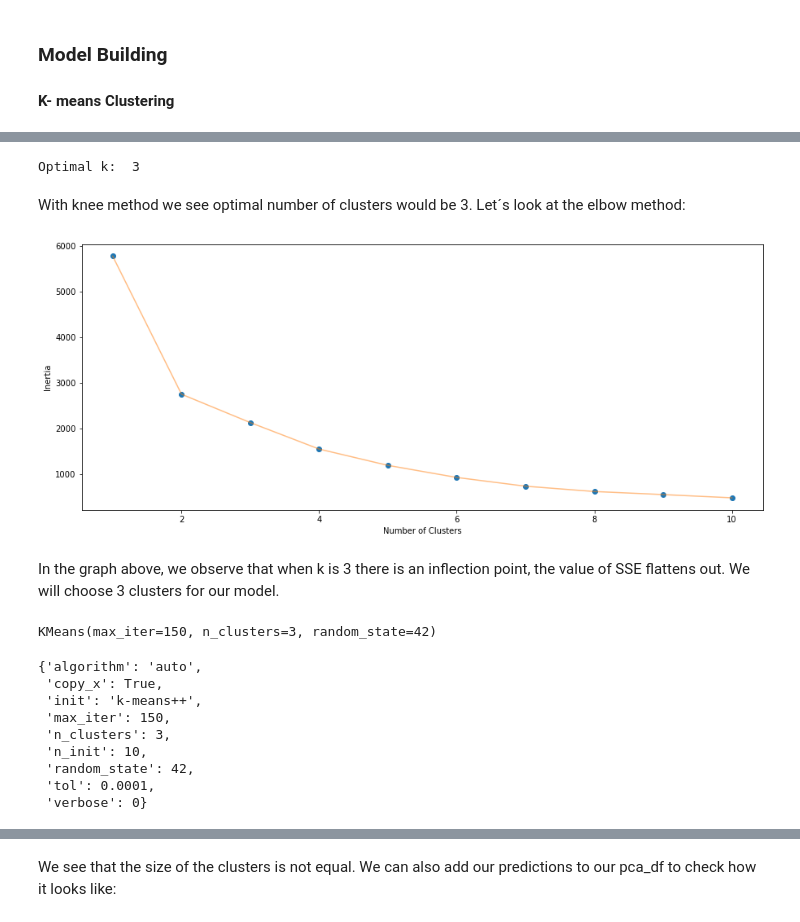
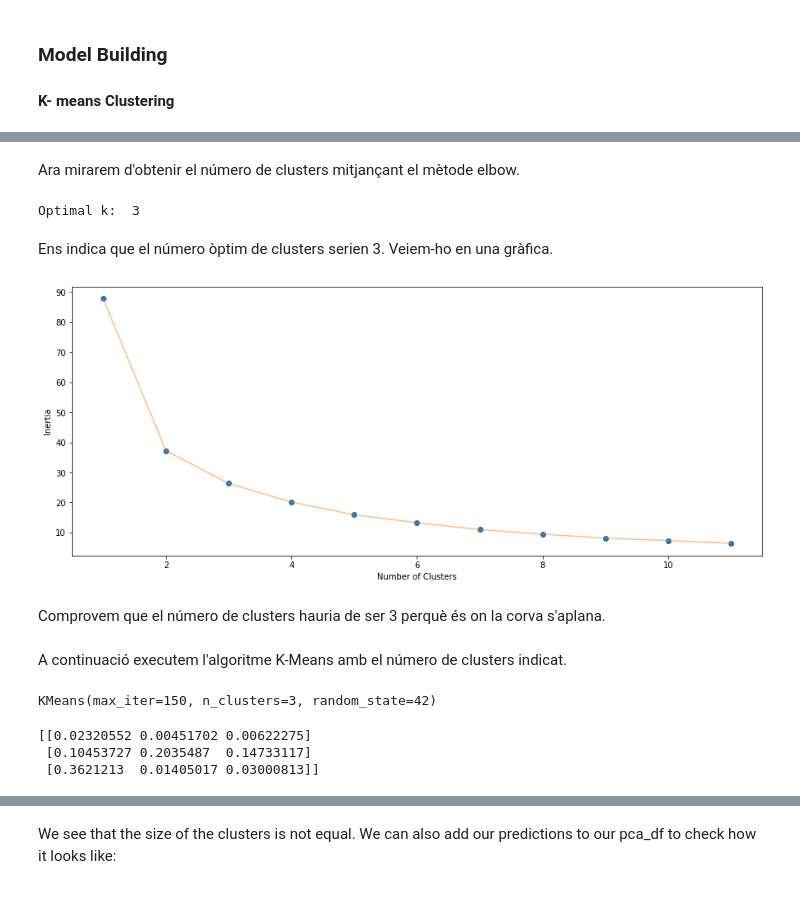
Before and after one commit to David-DataScience/Unsupervised_Learning, a Jupyter notebook: S08.ipynb, the cells around one changed output, grey strips where cells are left out. Drawn from its saved outputs; the diff is of its cells as text; code cells hidden in the pictures.

```diff
--- a/S08.ipynb
+++ b/S08.ipynb
@@ -438,5 +438,6 @@ sns.pairplot(data_nm.dropna(), hue='status_user_id',size=4,vars=["num_reactions"
 # %%
-X = np.array(data_nm[["num_reactions","num_comments","num_likes","video","photo","text"]])
+#X = np.array(data_nm[["num_reactions","num_comments","num_likes","video","photo","text"]])
+X = np.array(data_nm[["num_reactions","num_comments","num_shares"]])
 y = np.array(data_nm['status_user_id'])
 X.shape
 # %% [output]
@@ -471,11 +484,12 @@ In the graph above, we observe that when k is 3 there is an inflection point, th
+# %% [markdown]
+Ara mirarem d'obtenir el número de clusters mitjançant el mètode elbow.
 # %%
-# Quick examination of elbow method to find numbers of clusters to make.
 inertia = []
 sse = {}
-for n in range (1,11):
+for n in range (1,12):
     algorithm = KMeans(n_clusters= n, init = 'k-means++', n_init = 10 ,max_iter=300,
                         tol=0.0001,  random_state= 111  , algorithm='elkan')
-    algorithm.fit(data_nm)
+    algorithm.fit(X)
     inertia.append(algorithm.inertia_)
     sse[n] = algorithm.inertia_
 # %%
@@ -487,17 +500,19 @@ kn = KneeLocator(x=list(sse.keys()),
 print('Optimal k: ', round(kn.knee, 2))
 # %% [output]
 Optimal k:  3
-# %% [markdown]
-With knee method we see optimal number of clusters would be 3. Let´s look at the elbow method:
+# %% [markdown]
+Ens indica que el número òptim de clusters serien 3. Veiem-ho en una gràfica.
 # %%
 # elbow method
 plt.figure(1, figsize= (15,6))
-plt.plot(np.arange(1 , 11) , inertia , 'o')
-plt.plot(np.arange(1 , 11) , inertia , '-' , alpha = 0.5)
+plt.plot(np.arange(1 , 12) , inertia , 'o')
+plt.plot(np.arange(1 , 12) , inertia , '-' , alpha = 0.5)
 plt.xlabel('Number of Clusters') , plt.ylabel('Inertia')
 plt.show()
 # %% [output]
-[figure, old version]
+[figure, new version]
-# %% [markdown]
-In the graph above, we observe that when k is 3 there is an inflection point, the value of SSE flattens out. We will choose 3 clusters for our model.
+# %% [markdown]
+Comprovem que el número de clusters hauria de ser 3 perquè és on la corva s'aplana.
+# %% [markdown]
+A continuació executem l'algoritme K-Means amb el número de clusters indicat.
 # %%
@@ -507,16 +521,11 @@ kmeans3.fit(data_nm)
 # %% [output]
 KMeans(max_iter=150, n_clusters=3, random_state=42)
-# %%
-kmeans3.get_params()
-# %% [output]
-{'algorithm': 'auto',
- 'copy_x': True,
- 'init': 'k-means++',
- 'max_iter': 150,
- 'n_clusters': 3,
- 'n_init': 10,
- 'random_state': 42,
- 'tol': 0.0001,
- 'verbose': 0}
+# %%
+centroids = kmeans3.cluster_centers_
+print(centroids)
+# %% [output]
+[[0.02320552 0.00451702 0.00622275]
+ [0.10453727 0.2035487  0.14733117]
+ [0.3621213  0.01405017 0.03000813]]
 # %%
 # generate a new column with the predicted clusters in a new dataset
```
Also changed, not shown: parts of 21 cells of this notebook.
